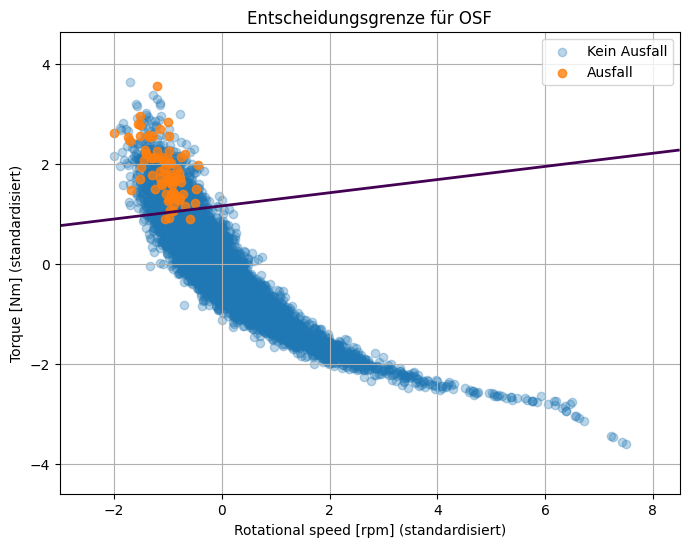
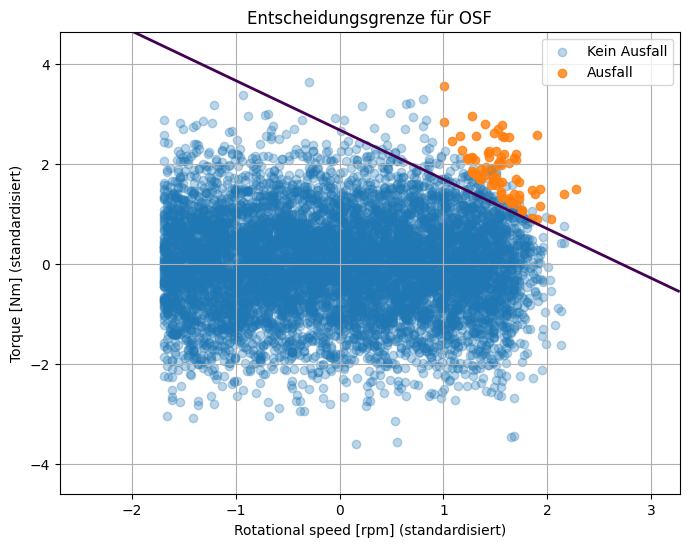
Code edit (unified diff) that turned the first committed figure into the second:
--- before
+++ after
@@ -39,6 +39,6 @@
 Z = Z.reshape(xx1.shape) # Wahrscheinlichkeiten zurück in die Form des Gitters bringen
 
-# Entscheidungsgrenze bei p = 0.5
-plt.contour(xx1, xx2, Z, levels=[0.5], linewidths=2)
+# Entscheidungsgrenze bei p = 0.8
+plt.contour(xx1, xx2, Z, levels=[0.8], linewidths=2)
 
 plt.xlabel('Rotational speed [rpm]' + " (standardisiert)")

Commit: Anpassung OSF